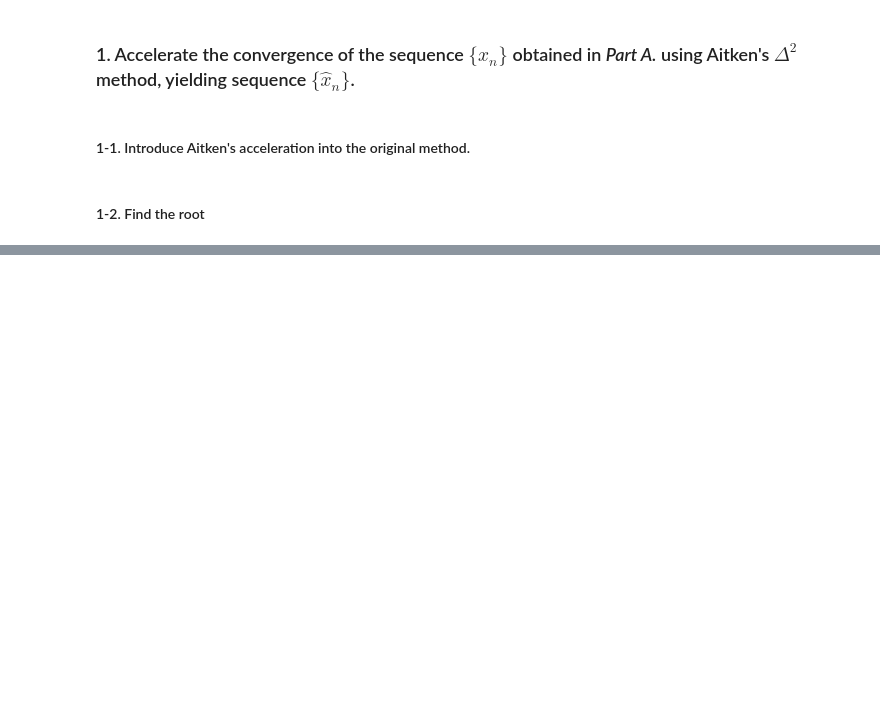
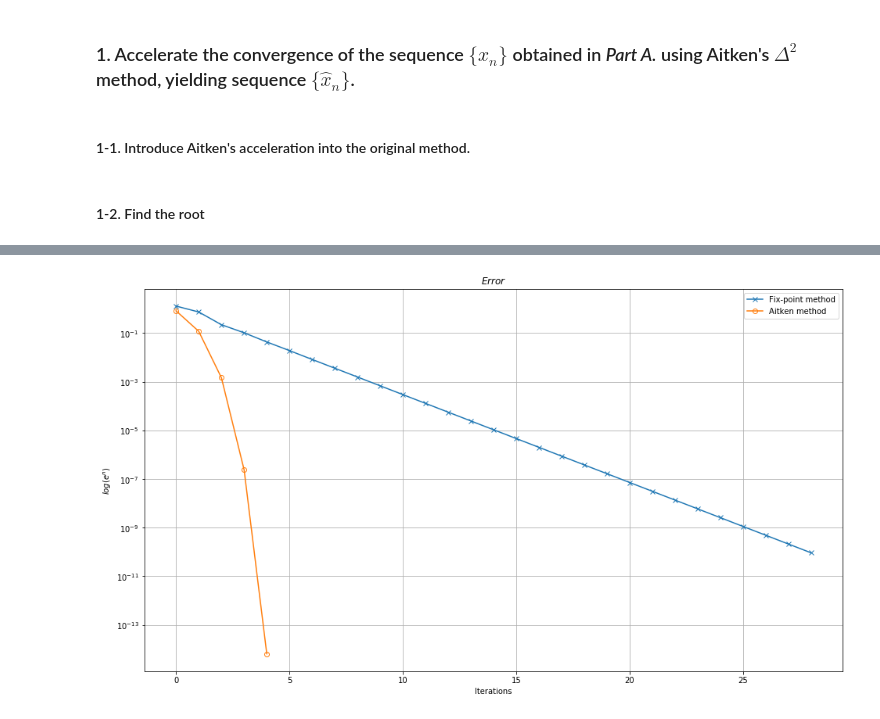
Before and after one commit to Howard0911/Computational-Math, a Jupyter notebook: lab-3/exercise/exercise1.ipynb, the cells around one changed output, grey strips where cells are left out. Cells and saved outputs as stored; diff of their text form; code cells hidden in the pictures; blank space fills up the shorter version.

```diff
--- a/lab-3/exercise/exercise1.ipynb
+++ b/lab-3/exercise/exercise1.ipynb
@@ -220,9 +245,12 @@ def aitken(
     # ====================
 # %% [markdown]
 #### 1-2. Find the root
-# %%
-solution, history = aitken(
-    # ===== 請實做程式 =====
-
-    # ====================
-)
+# %%
+solution, history_a = aitken(
+    # ===== 請實做程式 =====
+    g,
+    x_0=2,
+    tolerance=1e-10,
+    max_iterations=100,
+    # ====================
+)
@@ -238,14 +270,31 @@ print('My estimation is', solution)
 # %%
 '''
 Hint:
     1. Prepare the sequences: x_n, x_n_hat(from the history of each algorithm)
     2. Compute the error of sequences: e_n, e_n_hat
     3. Plot the curves of e_n, e_n_hat respectively
     4. Change scale into log
     5. Fill in the name of x,y axes
     6. Enable legend(show curve names)
     7. Show the plot
 '''
 # ===== 請實做程式 =====
+x_n = np.array(history["x_n"])
+x_n_hat = np.array(history_a["x_n"])
+e_n = np.array(history["error"])
+e_n_hat = np.array(history_a["error"])
 
+plt.figure(figsize=(16, 9))
+plt.plot(e_n, 'x-', label='Fix-point method')
+plt.plot(e_n_hat, 'o-', markerfacecolor='none', label='Aitken method')
+
+plt.yscale('log')
+plt.title(r'$Error$')
+plt.ylabel('$log(e^n)$')
+plt.xlabel('Iterations')
+plt.legend(loc='upper right')
+plt.grid()
+plt.show()
 # ====================
+# %% [output]
+[figure, added]
```
Also changed, not shown: parts of 5 cells of this notebook, 1 other file.
